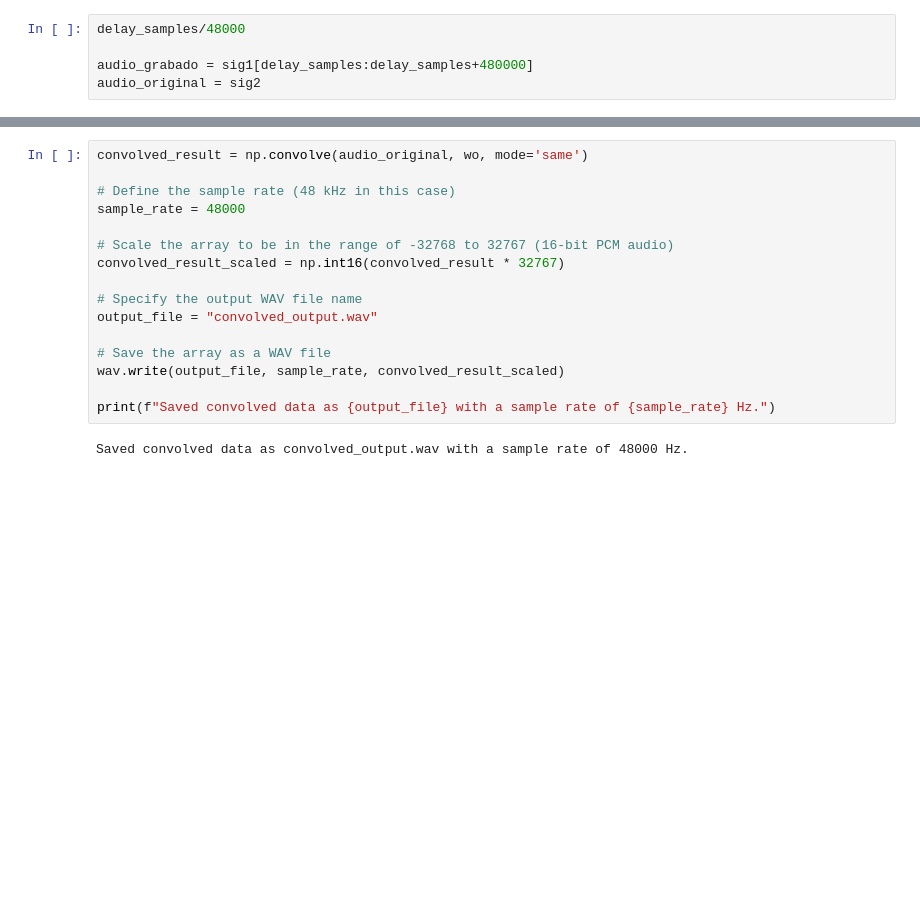
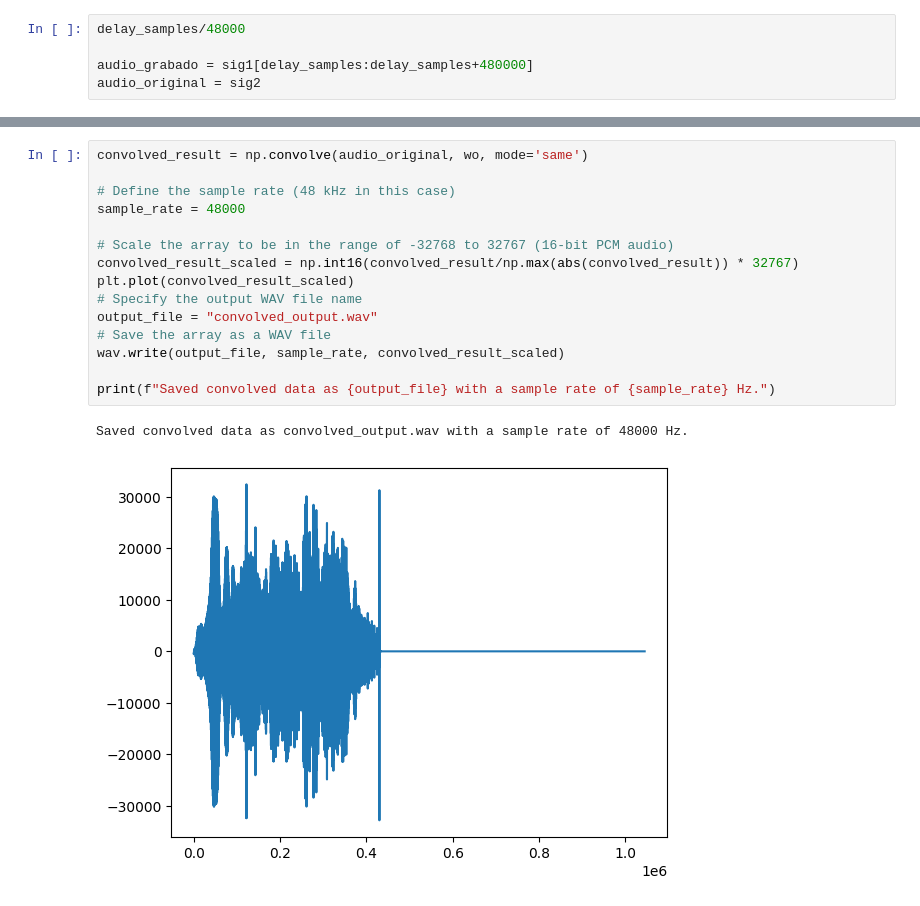
Before and after one commit to JBatRey/Procesamiento-Adaptativo-de-Se-ales-Aleatorias, a Jupyter notebook: TP2/pasatp2_acheck.ipynb, the cells around one changed output, grey strips where cells are left out. Cells and saved outputs as stored; diff of their text form; blank space fills up the shorter version.

```diff
--- a/TP2/pasatp2_acheck.ipynb
+++ b/TP2/pasatp2_acheck.ipynb
@@ -85,18 +95,18 @@ Epsilon = Jo/np.var(audio_grabado)
 # %%
 convolved_result = np.convolve(audio_original, wo, mode='same')
 
 # Define the sample rate (48 kHz in this case)
 sample_rate = 48000
 
 # Scale the array to be in the range of -32768 to 32767 (16-bit PCM audio)
-convolved_result_scaled = np.int16(convolved_result * 32767)
-
+convolved_result_scaled = np.int16(convolved_result/np.max(abs(convolved_result)) * 32767)
+plt.plot(convolved_result_scaled)
 # Specify the output WAV file name
 output_file = "convolved_output.wav"
-
 # Save the array as a WAV file
 wav.write(output_file, sample_rate, convolved_result_scaled)
 
 print(f"Saved convolved data as {output_file} with a sample rate of {sample_rate} Hz.")
 # %% [output]
 Saved convolved data as convolved_output.wav with a sample rate of 48000 Hz.
+[figure, added]
```
Also changed, not shown: parts of 9 cells of this notebook, 20 other files.
